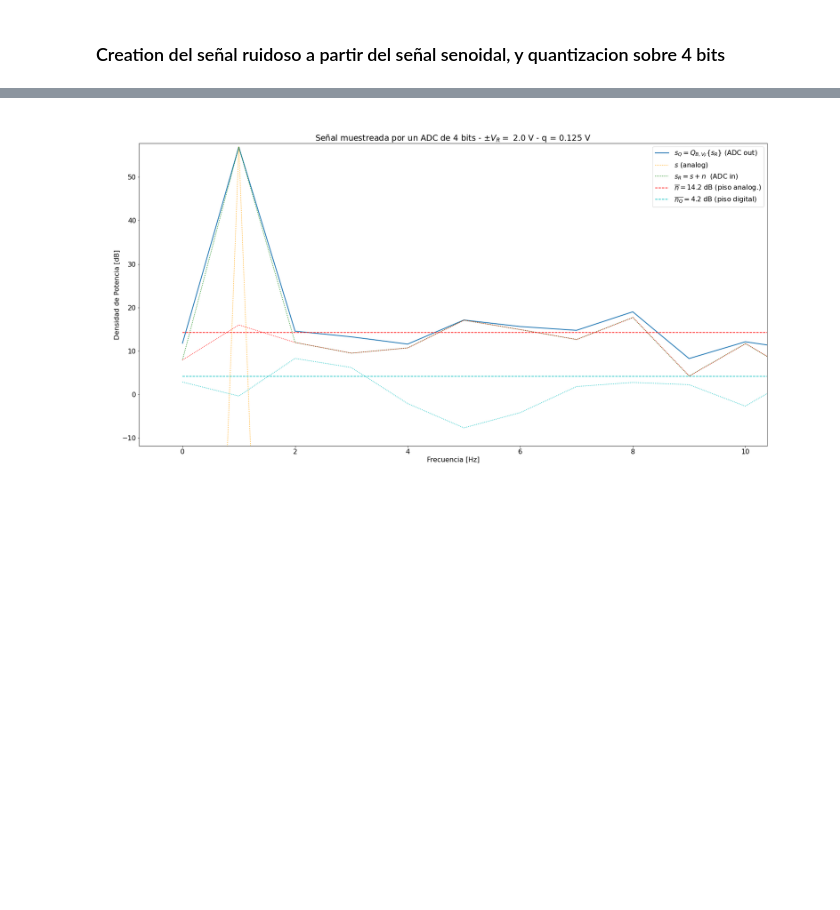
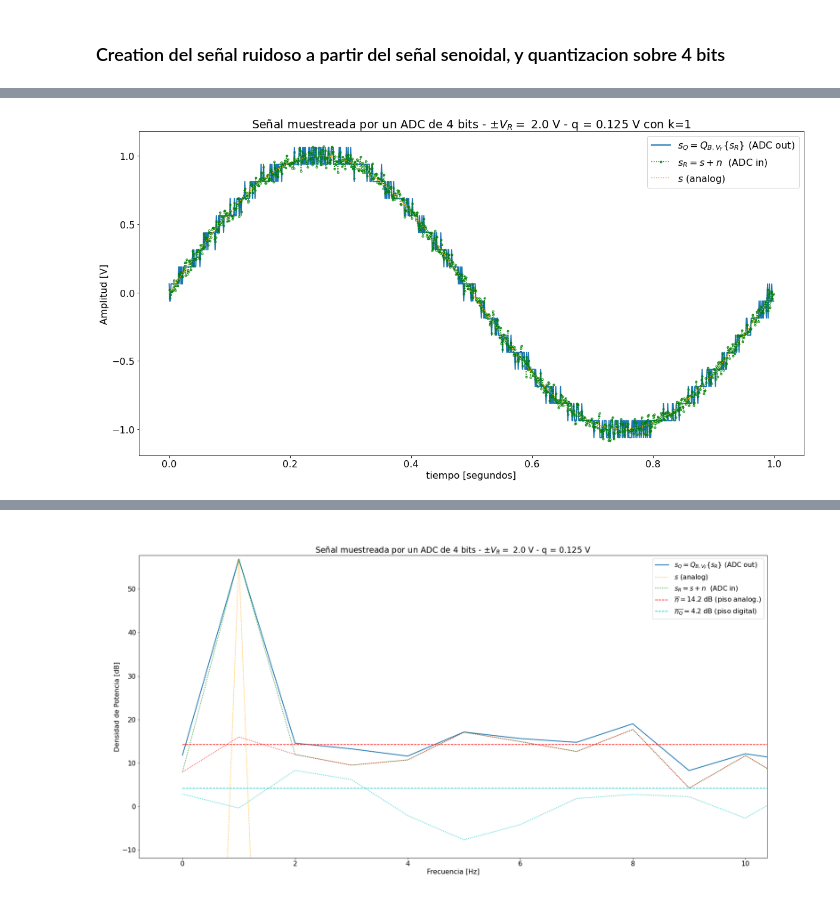
Before and after one commit to Mathilde-lelephant/Mathilde-d-Hebrail-PDS-repo, a Jupyter notebook: notebook4.ipynb, the cells around one changed output, grey strips where cells are left out. Cells and saved outputs as stored; diff of their text form; code cells hidden in the pictures; blank space fills up the shorter version.

```diff
--- a/notebook4.ipynb
+++ b/notebook4.ipynb
@@ -128,0 +144,14 @@ plt.show()
+# %%
+plt.figure(1)
+plt.plot(tt, sr1q, lw=2, label='$ s_Q = Q_{B,V_F}\{s_R\} $ (ADC out)')
+plt.plot(tt, sr1, linestyle=':', color='green',marker='o', markersize=3, markerfacecolor='none', markeredgecolor='green', fillstyle='none', label='$ s_R = s + n $  (ADC in)')
+plt.plot(tt_os, analog_sig, color='orange', ls='dotted', label='$ s $ (analog)')
+
+plt.title('Señal muestreada por un ADC de {:d} bits - $\pm V_R= $ {:3.1f} V - q = {:3.3f} V con k=1'.format(B, Vf, q) )
+plt.xlabel('tiempo [segundos]')
+plt.ylabel('Amplitud [V]')
+axes_hdl = plt.gca()
+axes_hdl.legend()
+plt.show()
+# %% [output]
+[figure, added]
```
Also changed, not shown: parts of 11 cells of this notebook.
